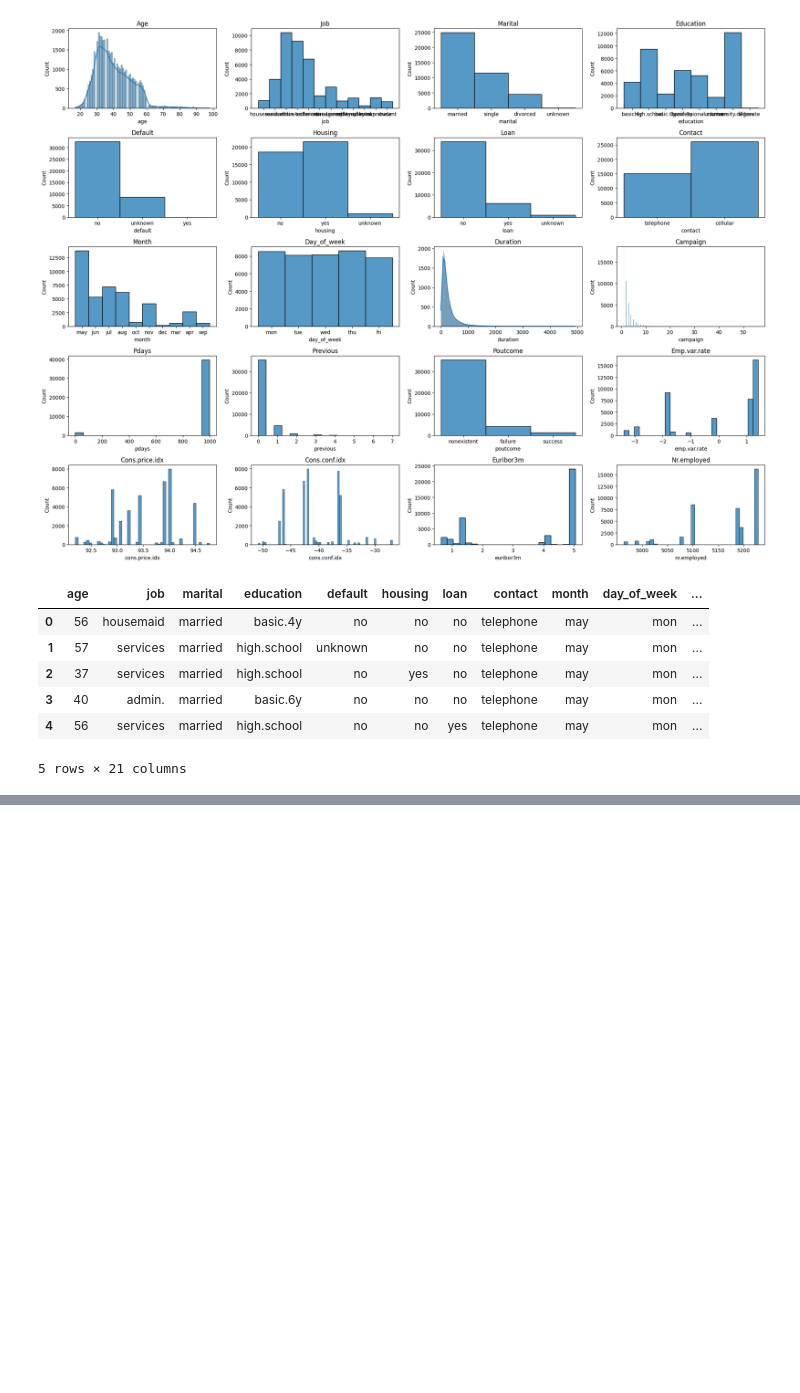
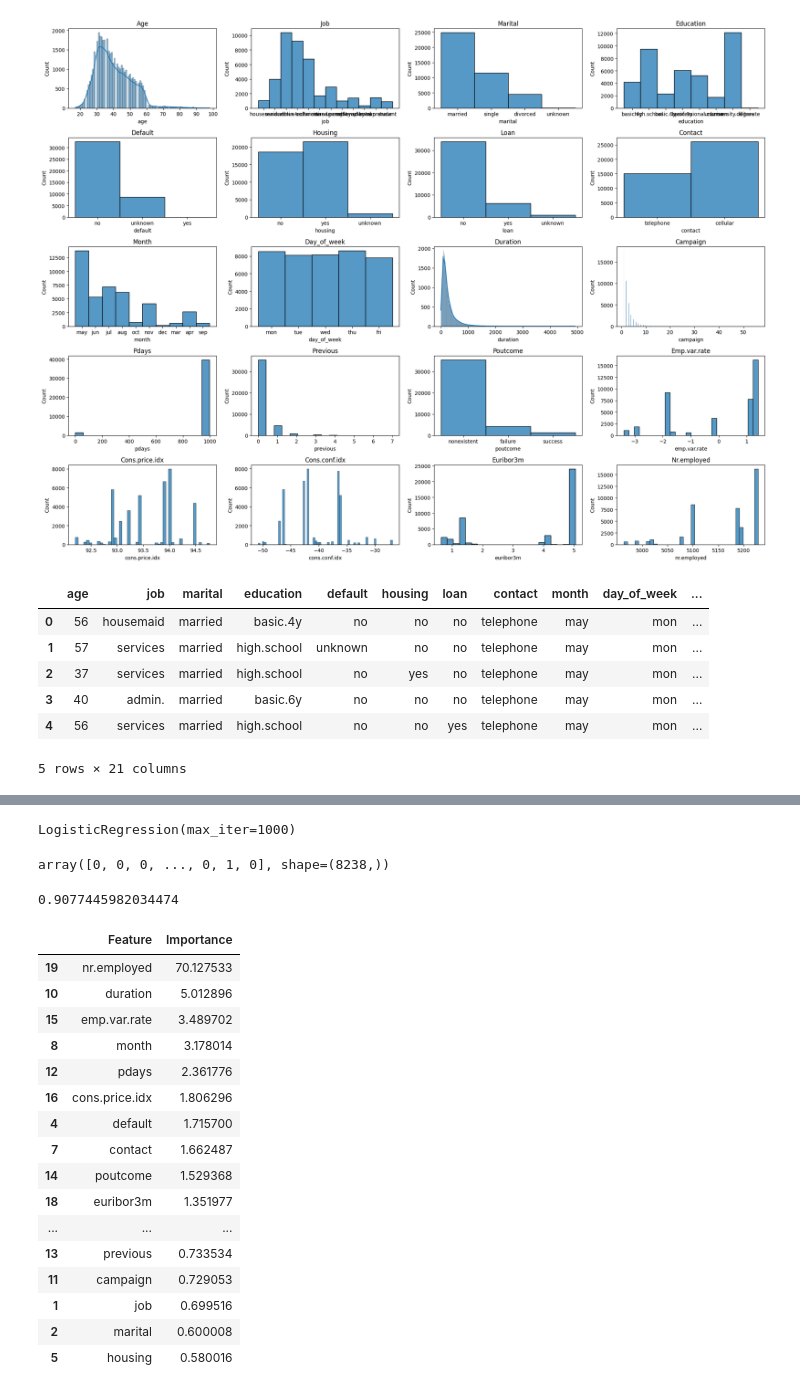
Before and after one commit to EnriqueEsnola/machine-learning, a Jupyter notebook: src/explore.ipynb, the cells around one changed output, grey strips where cells are left out. Drawn from its saved outputs; the diff is of its cells as text; code cells hidden in the pictures; blank space fills up the shorter version.

```diff
--- a/src/explore.ipynb
+++ b/src/explore.ipynb
@@ -200,6 +168,0 @@ LogisticRegression(max_iter=1000)
-# %%
-# Usamos xgb para conocer la importancia de las características
-xgb_model = xgb.XGBClassifier(objective='binary:logistic', random_state=42).fit(X_train, y_train)
-df = pd.DataFrame({'Feature':X_train.columns, 'Importance':xgb_model.feature_importances_*100})
-df = df.sort_values(by='Importance', ascending=False)
-df
@@ -421,0 +176,46 @@ accuracy_score(y_test_eu, y_pred_test)
+# %%
+scaler = MinMaxScaler()
+X_train_scaled = pd.DataFrame(scaler.fit_transform(X_train), index=X_train.index, columns=X_train.columns)
+X_test_scaled = pd.DataFrame(scaler.transform(X_test), index=X_test.index, columns=X_test.columns)
+# %%
+# Inicializar el modelo de regresión logística
+model = LogisticRegression(max_iter=1000)
+
+# Ajustar el modelo con los datos de entrenamiento
+model.fit(X_train_scaled, y_train)
+# %% [output]
+LogisticRegression(max_iter=1000)
+# %%
+y_pred = model.predict(X_test_scaled)
+y_pred
+# %% [output]
+array([0, 0, 0, ..., 0, 1, 0], shape=(8238,))
+# %%
+accuracy_score(y_test, y_pred)
+# %% [output]
+0.9077445982034474
+# %%
+# Usamos xgb para conocer la importancia de las características
+xgb_model = xgb.XGBClassifier(objective='binary:logistic', random_state=42)
+xgb_model.fit(X_train_scaled, y_train)
+df_xgb = pd.DataFrame({'Feature':X_train_scaled.columns, 'Importance':xgb_model.feature_importances_*100})
+df_xgb = df_xgb.sort_values(by='Importance', ascending=False)
+df_xgb
+# %% [output]
+|  | Feature | Importance |
+| 19 | nr.employed | 70.127533 |
+| 10 | duration | 5.012896 |
+| 15 | emp.var.rate | 3.489702 |
+| 8 | month | 3.178014 |
+| 12 | pdays | 2.361776 |
+| 16 | cons.price.idx | 1.806296 |
+| 4 | default | 1.715700 |
+| 7 | contact | 1.662487 |
+| 14 | poutcome | 1.529368 |
+| 18 | euribor3m | 1.351977 |
+| ... | ... | ... |
+| 13 | previous | 0.733534 |
+| 11 | campaign | 0.729053 |
+| 1 | job | 0.699516 |
+| 2 | marital | 0.600008 |
+| 5 | housing | 0.580016 |
```
Also changed, not shown: parts of 39 cells of this notebook.
